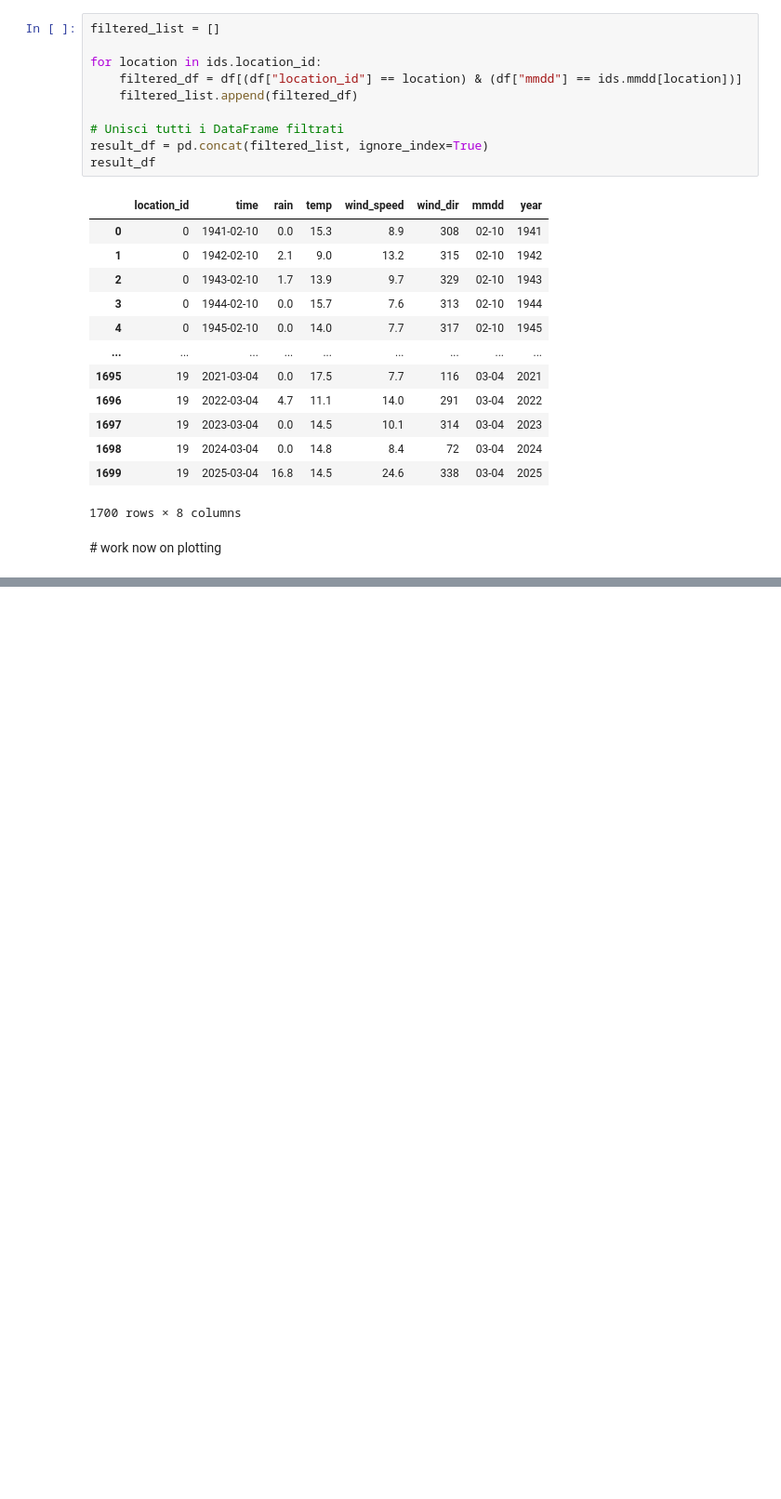
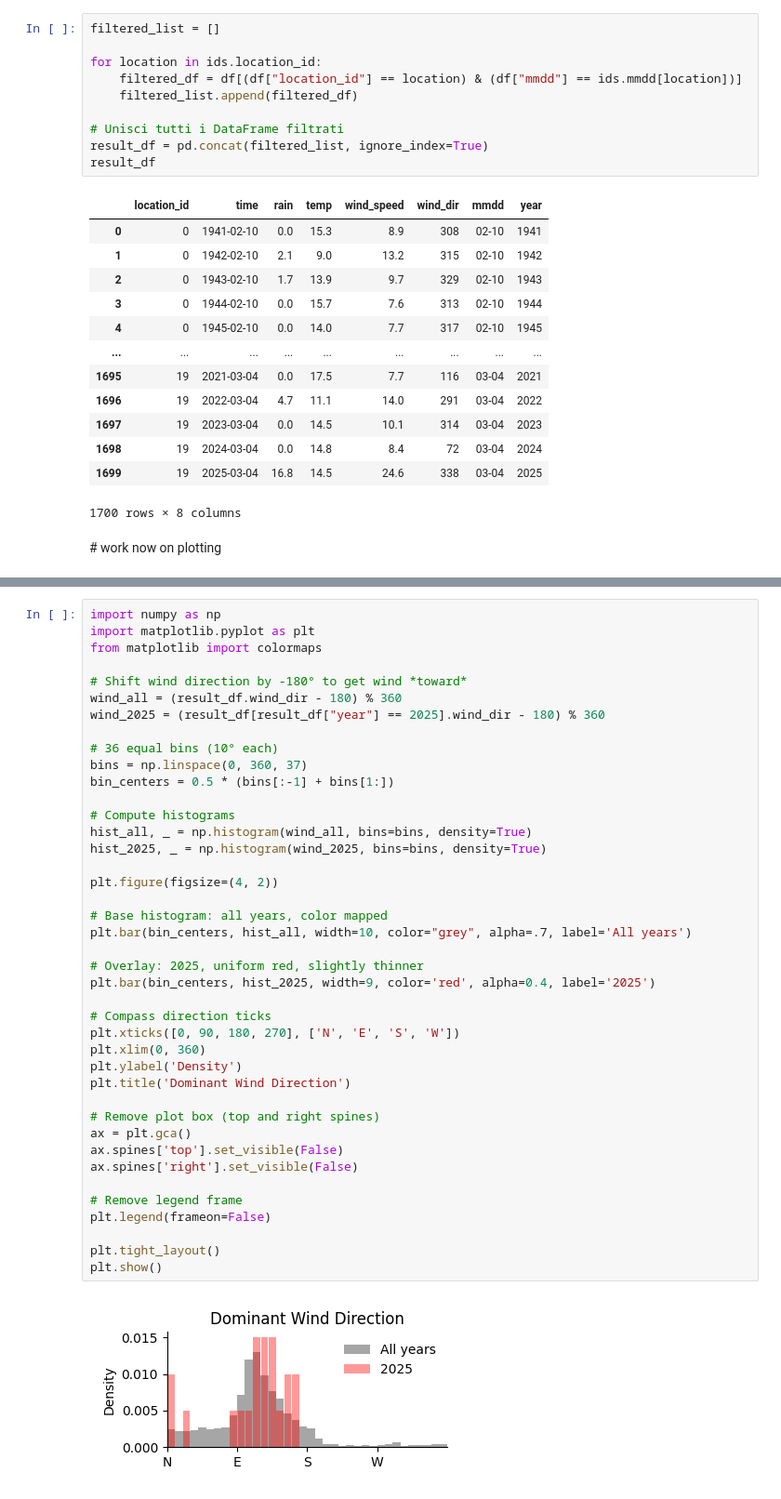
Before and after one commit to Filippo1993/patagonia-trip, a Jupyter notebook: time travel.ipynb, the cells around one changed output, grey strips where cells are left out. Shown at 93% size. Cells and saved outputs as stored; diff of their text form; blank space fills up the shorter version.

```diff
--- a/time travel.ipynb
+++ b/time travel.ipynb
@@ -280,0 +119,43 @@ plt.tight_layout()
+# %%
+import numpy as np
+import matplotlib.pyplot as plt
+from matplotlib import colormaps
+
+# Shift wind direction by -180° to get wind *toward*
+wind_all = (result_df.wind_dir - 180) % 360
+wind_2025 = (result_df[result_df["year"] == 2025].wind_dir - 180) % 360
+
+# 36 equal bins (10° each)
+bins = np.linspace(0, 360, 37)
+bin_centers = 0.5 * (bins[:-1] + bins[1:])
+
+# Compute histograms
+hist_all, _ = np.histogram(wind_all, bins=bins, density=True)
+hist_2025, _ = np.histogram(wind_2025, bins=bins, density=True)
+
+plt.figure(figsize=(4, 2))
+
+# Base histogram: all years, color mapped
+plt.bar(bin_centers, hist_all, width=10, color="grey", alpha=.7, label='All years')
+
+# Overlay: 2025, uniform red, slightly thinner
+plt.bar(bin_centers, hist_2025, width=9, color='red', alpha=0.4, label='2025')
+
+# Compass direction ticks
+plt.xticks([0, 90, 180, 270], ['N', 'E', 'S', 'W'])
+plt.xlim(0, 360)
+plt.ylabel('Density')
+plt.title('Dominant Wind Direction')
+
+# Remove plot box (top and right spines)
+ax = plt.gca()
+ax.spines['top'].set_visible(False)
+ax.spines['right'].set_visible(False)
+
+# Remove legend frame
+plt.legend(frameon=False)
+
+plt.tight_layout()
+plt.show()
+# %% [output]
+[figure, added]
```
Also changed, not shown: parts of 16 cells of this notebook.
